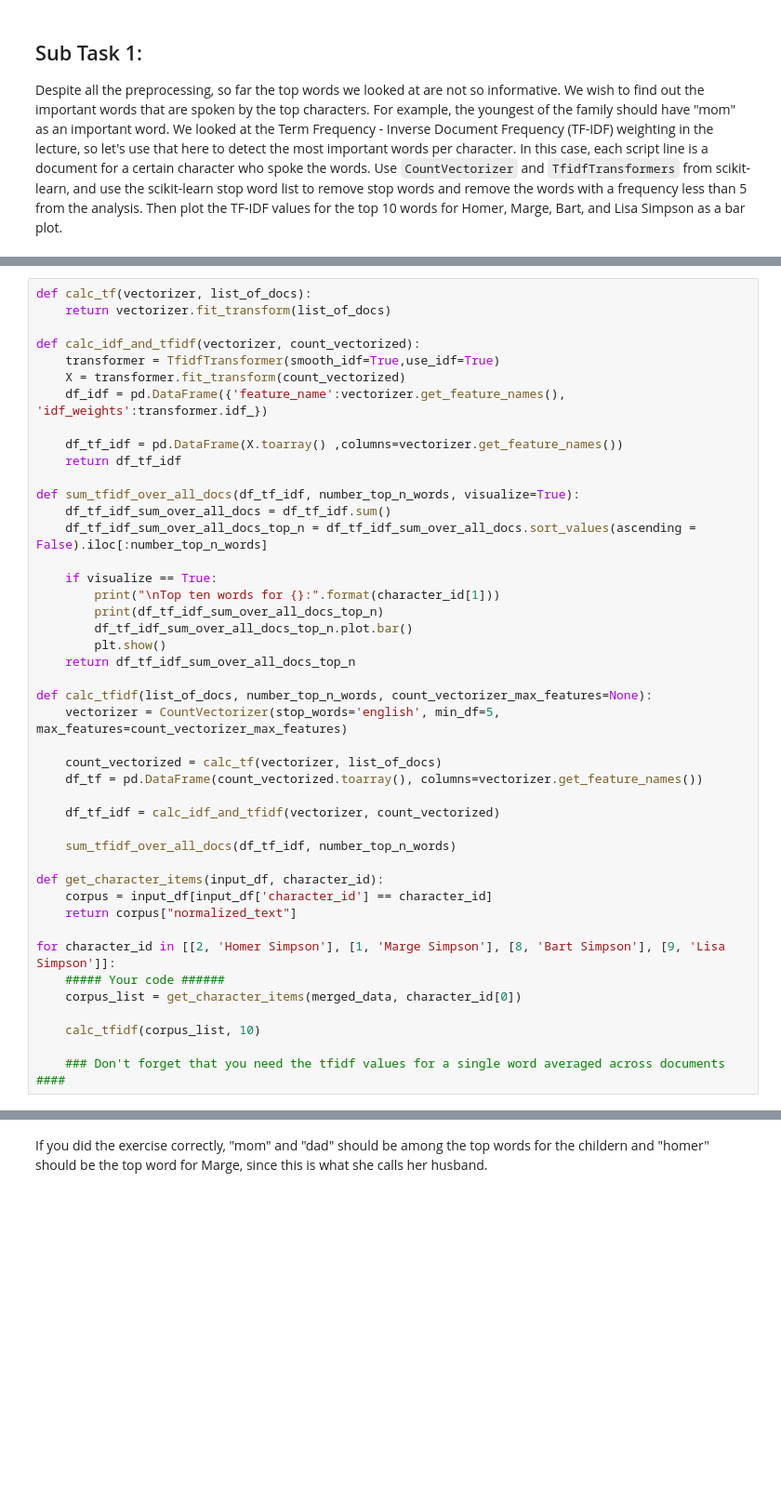
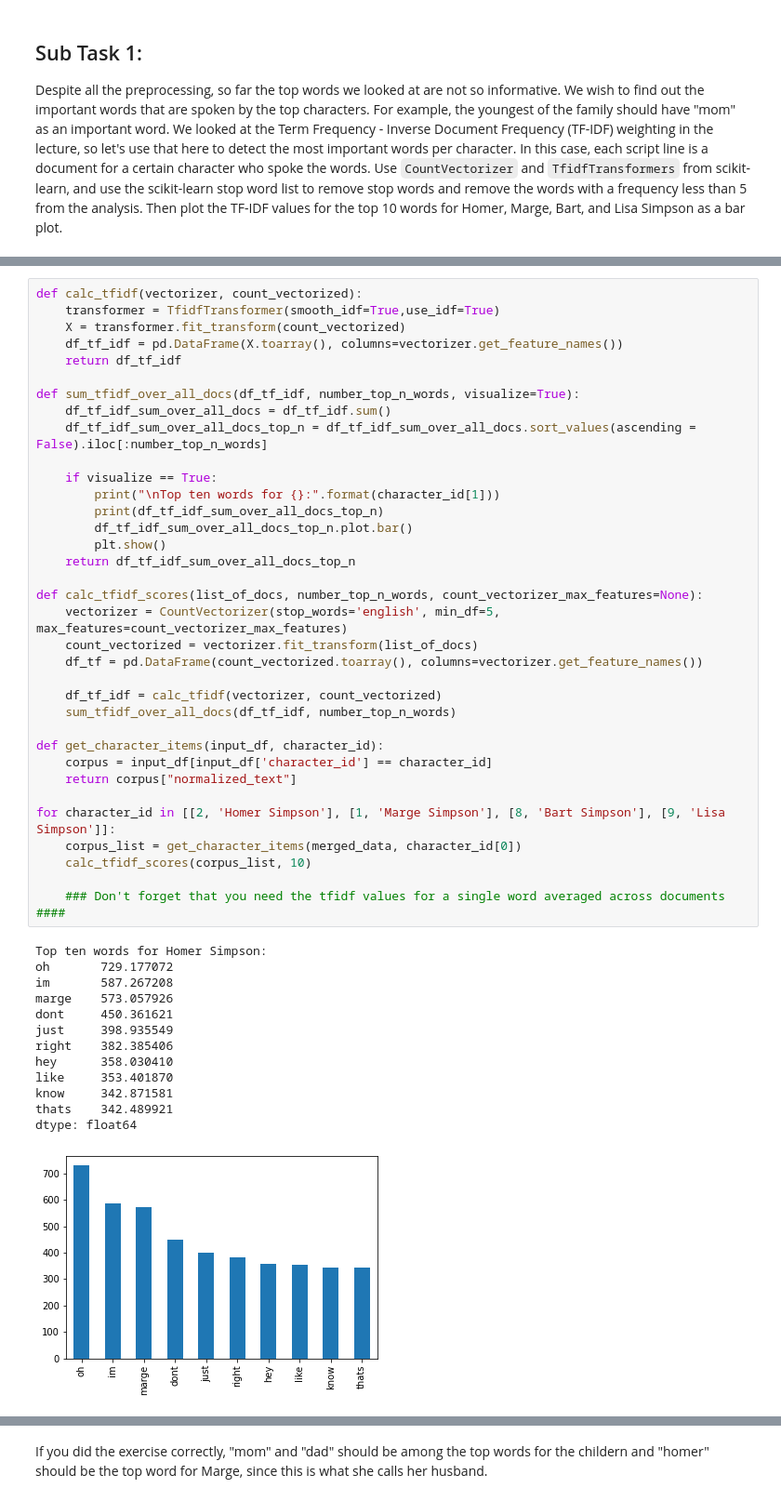
Before and after one commit to fidsusj/HateSpeechDetection, a Jupyter notebook: assignments/2/ITA_assignment_2.ipynb, the cells around one changed output, grey strips where cells are left out. Shown at 93% size. Cells and saved outputs as stored; diff of their text form; blank space fills up the shorter version.

```diff
--- a/assignments/2/ITA_assignment_2.ipynb
+++ b/assignments/2/ITA_assignment_2.ipynb
@@ -482,44 +490,49 @@ merged_data.head()
 # %%
-def calc_tf(vectorizer, list_of_docs):
-    return vectorizer.fit_transform(list_of_docs)
-
-def calc_idf_and_tfidf(vectorizer, count_vectorized):
+def calc_tfidf(vectorizer, count_vectorized):
     transformer = TfidfTransformer(smooth_idf=True,use_idf=True)
     X = transformer.fit_transform(count_vectorized)
-    df_idf = pd.DataFrame({'feature_name':vectorizer.get_feature_names(), 'idf_weights':transformer.idf_})
-
-    df_tf_idf = pd.DataFrame(X.toarray() ,columns=vectorizer.get_feature_names())
+    df_tf_idf = pd.DataFrame(X.toarray(), columns=vectorizer.get_feature_names())
     return df_tf_idf
 
 def sum_tfidf_over_all_docs(df_tf_idf, number_top_n_words, visualize=True):
     df_tf_idf_sum_over_all_docs = df_tf_idf.sum()
     df_tf_idf_sum_over_all_docs_top_n = df_tf_idf_sum_over_all_docs.sort_values(ascending = False).iloc[:number_top_n_words]
 
     if visualize == True:
         print("\nTop ten words for {}:".format(character_id[1]))
         print(df_tf_idf_sum_over_all_docs_top_n)
         df_tf_idf_sum_over_all_docs_top_n.plot.bar()
         plt.show()
     return df_tf_idf_sum_over_all_docs_top_n
 
-def calc_tfidf(list_of_docs, number_top_n_words, count_vectorizer_max_features=None):
+def calc_tfidf_scores(list_of_docs, number_top_n_words, count_vectorizer_max_features=None):
     vectorizer = CountVectorizer(stop_words='english', min_df=5, max_features=count_vectorizer_max_features)
-
-    count_vectorized = calc_tf(vectorizer, list_of_docs)
+    count_vectorized = vectorizer.fit_transform(list_of_docs)
     df_tf = pd.DataFrame(count_vectorized.toarray(), columns=vectorizer.get_feature_names())
 
-    df_tf_idf = calc_idf_and_tfidf(vectorizer, count_vectorized)
-
+    df_tf_idf = calc_tfidf(vectorizer, count_vectorized)
     sum_tfidf_over_all_docs(df_tf_idf, number_top_n_words)
 
 def get_character_items(input_df, character_id):
     corpus = input_df[input_df['character_id'] == character_id]
     return corpus["normalized_text"]
 
 for character_id in [[2, 'Homer Simpson'], [1, 'Marge Simpson'], [8, 'Bart Simpson'], [9, 'Lisa Simpson']]:
-    ##### Your code ######
     corpus_list = get_character_items(merged_data, character_id[0])
-
-    calc_tfidf(corpus_list, 10)
+    calc_tfidf_scores(corpus_list, 10)
 
     ### Don't forget that you need the tfidf values for a single word averaged across documents ####
+# %% [output]
+Top ten words for Homer Simpson:
+oh       729.177072
+im       587.267208
+marge    573.057926
+dont     450.361621
+just     398.935549
+right    382.385406
+hey      358.030410
+like     353.401870
+know     342.871581
+thats    342.489921
+dtype: float64
+[figure, added]
```
Also changed, not shown: parts of 12 cells of this notebook, 2 other files.
